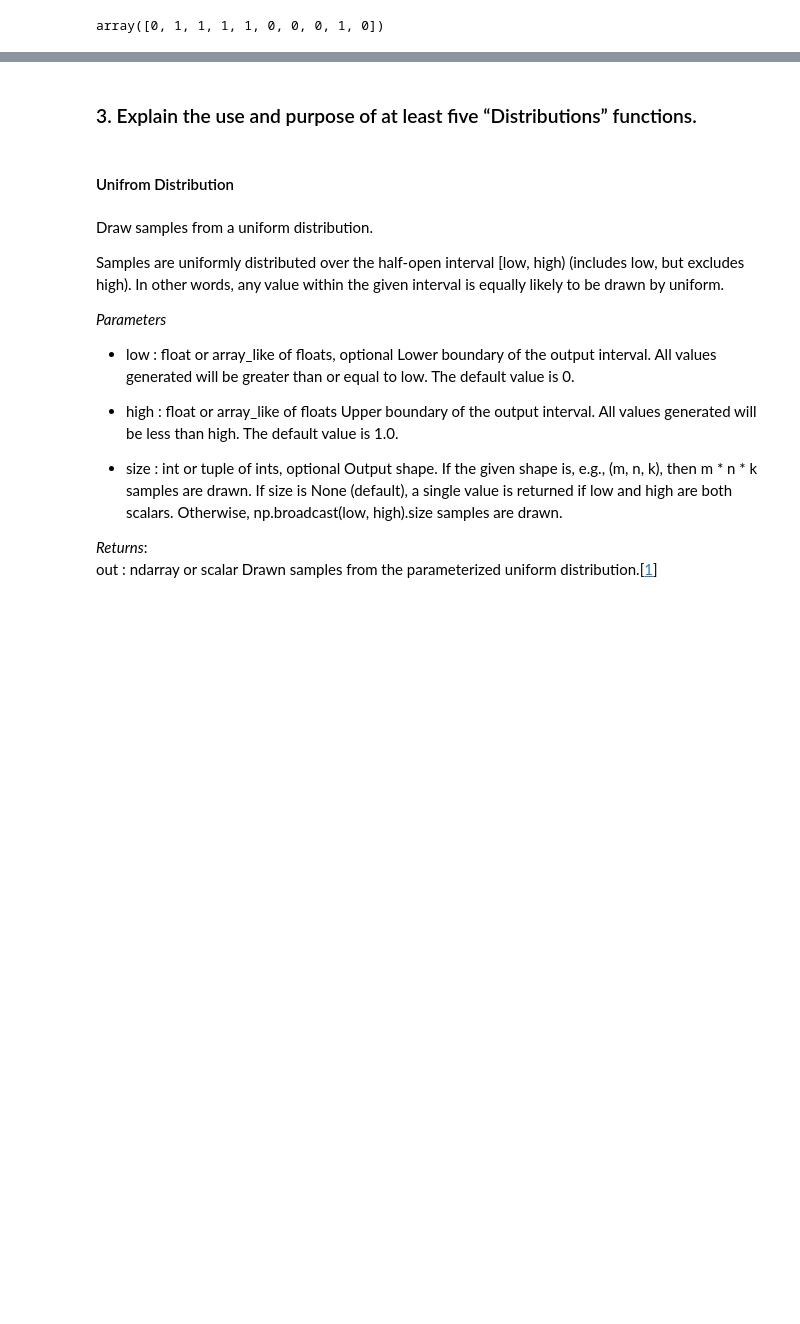
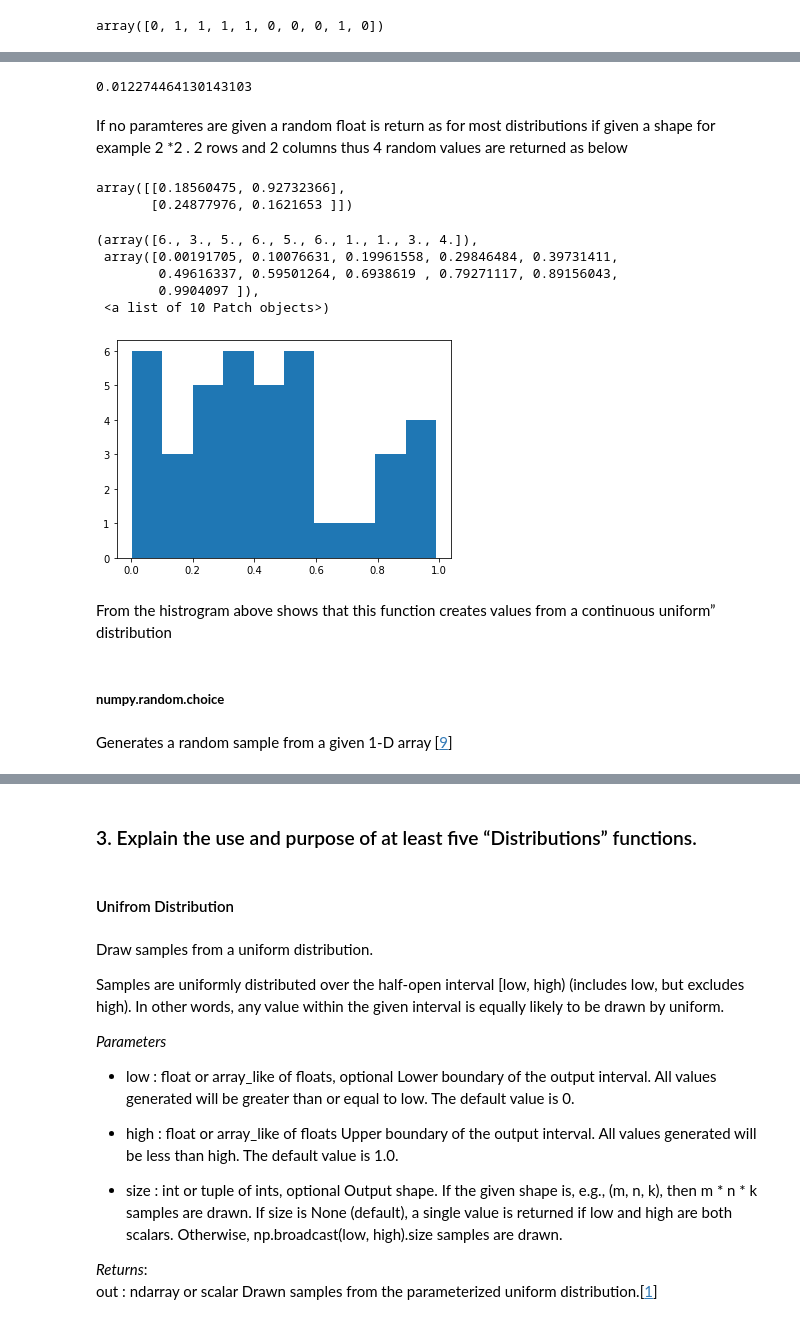
Before and after one commit to neadie/ProgrammingForDataAnalysisAssignment, a Jupyter notebook: ProgrammingForDataAnalysisProject.ipynb, the cells around one changed output, grey strips where cells are left out. Drawn from its saved outputs; the diff is of its cells as text; code cells hidden in the pictures; blank space fills up the shorter version.

```diff
--- a/ProgrammingForDataAnalysisProject.ipynb
+++ b/ProgrammingForDataAnalysisProject.ipynb
@@ -97,0 +137,27 @@ array([0, 1, 1, 1, 1, 0, 0, 0, 1, 0])
+# %%
+np.random.random_sample()
+# %% [output]
+0.012274464130143103
+# %% [markdown]
+If no paramteres are given a random float is return as for most distributions if given a shape for example 2 *2 . 2 rows and 2 columns thus 4 random values are returned as below
+# %%
+np.random.random_sample((2, 2))
+# %% [output]
+array([[0.18560475, 0.92732366],
+       [0.24877976, 0.1621653 ]])
+# %%
+x = np.random.random_sample(40)
+plt.hist(x)
+# %% [output]
+(array([6., 3., 5., 6., 5., 6., 1., 1., 3., 4.]),
+ array([0.00191705, 0.10076631, 0.19961558, 0.29846484, 0.39731411,
+        0.49616337, 0.59501264, 0.6938619 , 0.79271117, 0.89156043,
+        0.9904097 ]),
+ <a list of 10 Patch objects>)
+[figure, added]
+# %% [markdown]
+From the histrogram above shows that this function creates values from a continuous uniform” distribution
+# %% [markdown]
+##### **numpy.random.choice**
+# %% [markdown]
+Generates a random sample from a given 1-D array [[9](https://docs.scipy.org/doc/numpy-1.16.0/reference/generated/numpy.random.choice.html#numpy.random.choice)]
```
Also changed, not shown: parts of 49 cells of this notebook, 1 other file.
